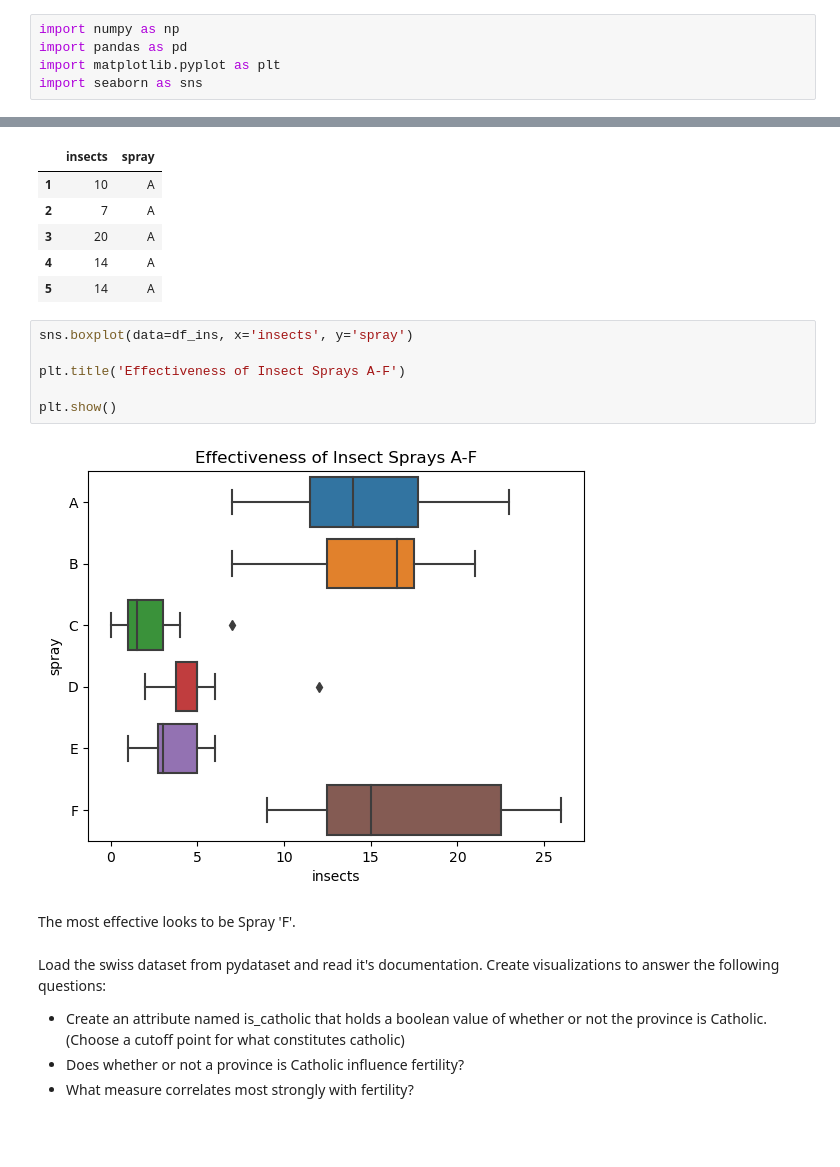
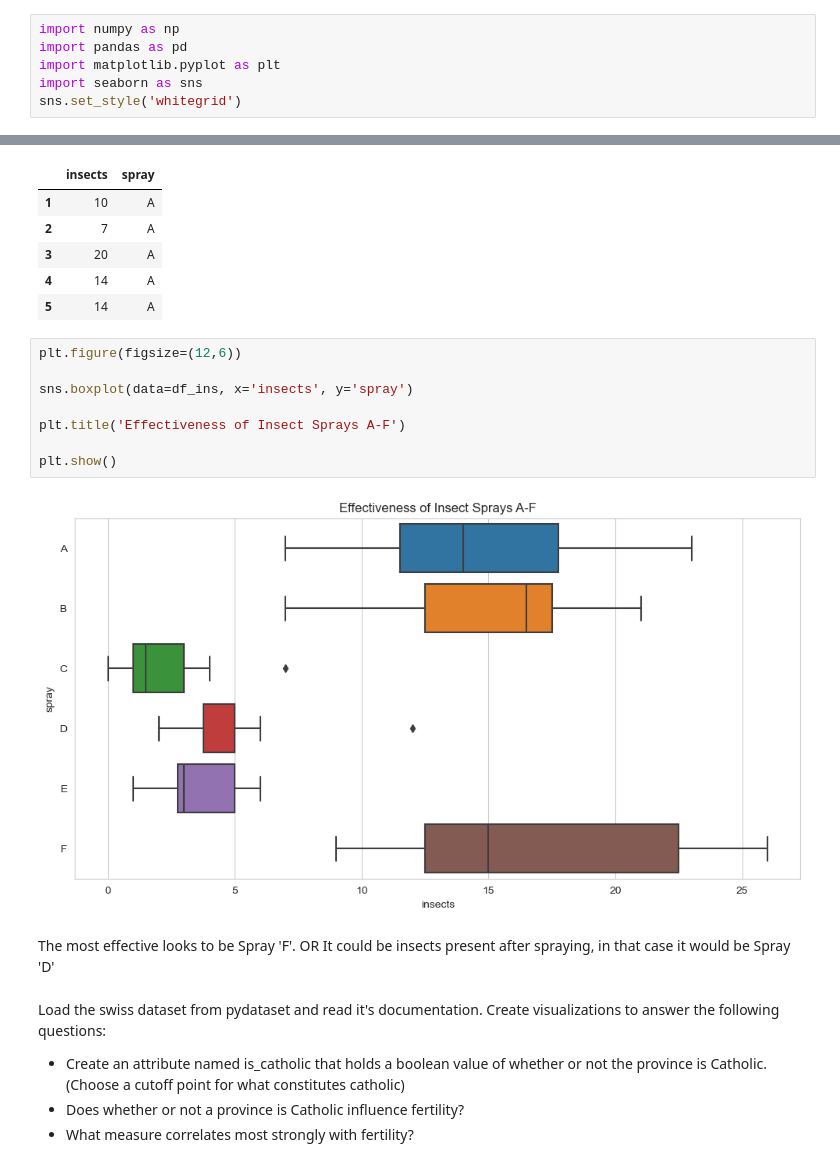
Before and after one commit to lewisalexia/numpy-pandas-visualization-exercises, a Jupyter notebook: seaborn_exercises.ipynb, the cells around one changed output, grey strips where cells are left out. Drawn from its saved outputs; the diff is of its cells as text; blank space fills up the shorter version.

```diff
--- a/seaborn_exercises.ipynb
+++ b/seaborn_exercises.ipynb
@@ -3,6 +3,7 @@ import numpy as np
 import pandas as pd
 import matplotlib.pyplot as plt
 import seaborn as sns
+sns.set_style('whitegrid')
 # %%
 sns.get_dataset_names()
 # %% [output]
@@ -151,15 +169,17 @@ df_ins.head()
 | 4 | 14 | A |
 | 5 | 14 | A |
 # %%
+plt.figure(figsize=(12,6))
+
 sns.boxplot(data=df_ins, x='insects', y='spray')
 
 plt.title('Effectiveness of Insect Sprays A-F')
 
 plt.show()
 # %% [output]
-[figure, old version]
+[figure, new version]
 # %% [markdown]
-The most effective looks to be Spray 'F'.
+The most effective looks to be Spray 'F'. OR It could be insects present after spraying, in that case it would be Spray 'D'
 # %% [markdown]
 Load the swiss dataset from pydataset and read it's documentation. Create visualizations to answer the following questions:
 * Create an attribute named is_catholic that holds a boolean value of whether or not the province is Catholic. (Choose a cutoff point for what constitutes catholic)
```
Also changed, not shown: parts of 33 cells of this notebook, 1 other file.
